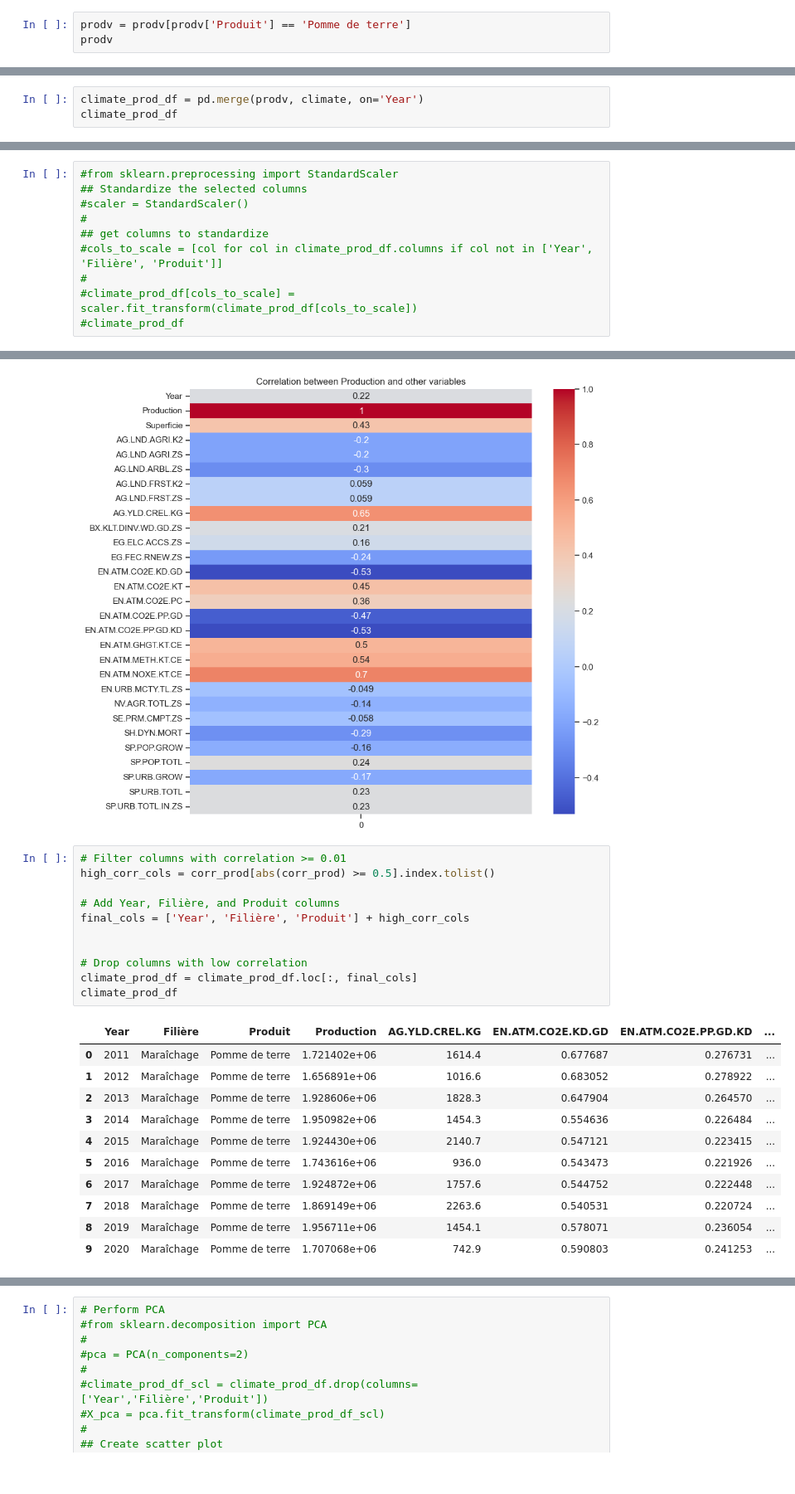
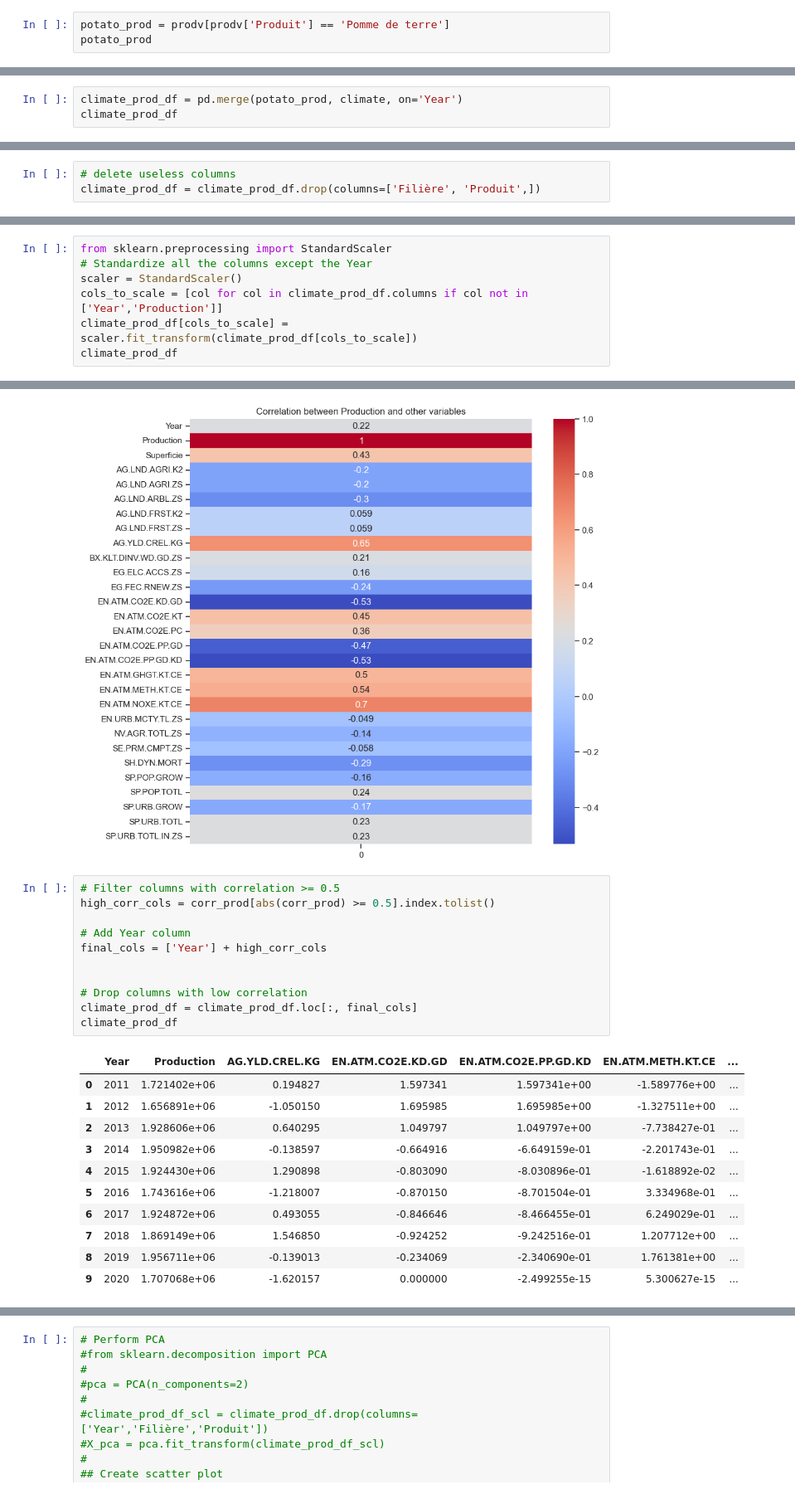
Before and after one commit to K-Oussama/Climate-Change-and-Crop-Production, a Jupyter notebook: Scripts/2.Data analysis/data_analysis.ipynb, the cells around one changed output, grey strips where cells are left out. Shown at 83% size. Saved outputs shown, nothing was run; the diff lists cells and outputs as text.

```diff
--- a/Scripts/2.Data analysis/data_analysis.ipynb
+++ b/Scripts/2.Data analysis/data_analysis.ipynb
@@ -55,8 +72,8 @@ array(['Autres agrumes', 'Citron', 'Orange_Autres', 'Orange_Maroc late',
 #prodv = prodv[prodv['Filière'] == 'Céréales']
 #prodv
 # %%
-prodv = prodv[prodv['Produit'] == 'Pomme de terre']
-prodv
+potato_prod = prodv[prodv['Produit'] == 'Pomme de terre']
+potato_prod
 # %% [output]
 |  | Year | Filière | Produit | Production | Superficie |
 | 80 | 2011 | Maraîchage | Pomme de terre | 1.721402e+06 | 57846.220821 |
@@ -72,7 +89,7 @@ prodv
 # %%
 pd.set_option('display.max_columns', None)
 # %%
-climate_prod_df = pd.merge(prodv, climate, on='Year')
+climate_prod_df = pd.merge(potato_prod, climate, on='Year')
 climate_prod_df
 # %% [output]
 |  | Year | Filière | Produit | Production | Superficie | AG.LND.AGRI.K2 | AG.LND.AGRI.ZS | AG.LND.ARBL.ZS | ... |
@@ -86,6 +103,9 @@ climate_prod_df
 | 7 | 2018 | Maraîchage | Pomme de terre | 1.869149e+06 | 62033.000000 | 305258.072 | 68.397507 | 17.593931 | ... |
 | 8 | 2019 | Maraîchage | Pomme de terre | 1.956711e+06 | 62462.500000 | 296119.070 | 66.349780 | 15.458131 | ... |
 | 9 | 2020 | Maraîchage | Pomme de terre | 1.707068e+06 | 57533.500000 | 303820.000 | 68.075286 | 17.138696 | ... |
+# %%
+# delete useless columns
+climate_prod_df = climate_prod_df.drop(columns=['Filière', 'Produit',])
 # %% [markdown]
 # data analysis
 # %%
@@ -129,10 +149,7 @@ memory usage: 2.5+ KB
 # %%
-#from sklearn.preprocessing import StandardScaler
-## Standardize the selected columns
-#scaler = StandardScaler()
-#
-## get columns to standardize
-#cols_to_scale = [col for col in climate_prod_df.columns if col not in ['Year', 'Filière', 'Produit']]
-#
-#climate_prod_df[cols_to_scale] = scaler.fit_transform(climate_prod_df[cols_to_scale])
-#climate_prod_df
+from sklearn.preprocessing import StandardScaler
+# Standardize all the columns except the Year
+scaler = StandardScaler()
+cols_to_scale = [col for col in climate_prod_df.columns if col not in ['Year','Production']]
+climate_prod_df[cols_to_scale] = scaler.fit_transform(climate_prod_df[cols_to_scale])
+climate_prod_df
@@ -148,28 +177,28 @@ ax.set_title('Correlation between Production and other variables')
 Text(0.5, 1.0, 'Correlation between Production and other variables')
 [figure]
 # %%
-# Filter columns with correlation >= 0.01
+# Filter columns with correlation >= 0.5
 high_corr_cols = corr_prod[abs(corr_prod) >= 0.5].index.tolist()
 
-# Add Year, Filière, and Produit columns
-final_cols = ['Year', 'Filière', 'Produit'] + high_corr_cols
+# Add Year column
+final_cols = ['Year'] + high_corr_cols
 
 
 # Drop columns with low correlation
 climate_prod_df = climate_prod_df.loc[:, final_cols]
 climate_prod_df
 # %% [output]
-|  | Year | Filière | Produit | Production | AG.YLD.CREL.KG | EN.ATM.CO2E.KD.GD | EN.ATM.CO2E.PP.GD.KD | ... |
-| 0 | 2011 | Maraîchage | Pomme de terre | 1.721402e+06 | 1614.4 | 0.677687 | 0.276731 | ... |
-| 1 | 2012 | Maraîchage | Pomme de terre | 1.656891e+06 | 1016.6 | 0.683052 | 0.278922 | ... |
-| 2 | 2013 | Maraîchage | Pomme de terre | 1.928606e+06 | 1828.3 | 0.647904 | 0.264570 | ... |
-| 3 | 2014 | Maraîchage | Pomme de terre | 1.950982e+06 | 1454.3 | 0.554636 | 0.226484 | ... |
-| 4 | 2015 | Maraîchage | Pomme de terre | 1.924430e+06 | 2140.7 | 0.547121 | 0.223415 | ... |
-| 5 | 2016 | Maraîchage | Pomme de terre | 1.743616e+06 | 936.0 | 0.543473 | 0.221926 | ... |
-| 6 | 2017 | Maraîchage | Pomme de terre | 1.924872e+06 | 1757.6 | 0.544752 | 0.222448 | ... |
-| 7 | 2018 | Maraîchage | Pomme de terre | 1.869149e+06 | 2263.6 | 0.540531 | 0.220724 | ... |
-| 8 | 2019 | Maraîchage | Pomme de terre | 1.956711e+06 | 1454.1 | 0.578071 | 0.236054 | ... |
-| 9 | 2020 | Maraîchage | Pomme de terre | 1.707068e+06 | 742.9 | 0.590803 | 0.241253 | ... |
+|  | Year | Production | AG.YLD.CREL.KG | EN.ATM.CO2E.KD.GD | EN.ATM.CO2E.PP.GD.KD | EN.ATM.METH.KT.CE | ... |
+| 0 | 2011 | 1.721402e+06 | 0.194827 | 1.597341 | 1.597341e+00 | -1.589776e+00 | ... |
+| 1 | 2012 | 1.656891e+06 | -1.050150 | 1.695985 | 1.695985e+00 | -1.327511e+00 | ... |
+| 2 | 2013 | 1.928606e+06 | 0.640295 | 1.049797 | 1.049797e+00 | -7.738427e-01 | ... |
+| 3 | 2014 | 1.950982e+06 | -0.138597 | -0.664916 | -6.649159e-01 | -2.201743e-01 | ... |
+| 4 | 2015 | 1.924430e+06 | 1.290898 | -0.803090 | -8.030896e-01 | -1.618892e-02 | ... |
+| 5 | 2016 | 1.743616e+06 | -1.218007 | -0.870150 | -8.701504e-01 | 3.334968e-01 | ... |
+| 6 | 2017 | 1.924872e+06 | 0.493055 | -0.846646 | -8.466455e-01 | 6.249029e-01 | ... |
+| 7 | 2018 | 1.869149e+06 | 1.546850 | -0.924252 | -9.242516e-01 | 1.207712e+00 | ... |
+| 8 | 2019 | 1.956711e+06 | -0.139013 | -0.234069 | -2.340690e-01 | 1.761381e+00 | ... |
+| 9 | 2020 | 1.707068e+06 | -1.620157 | 0.000000 | -2.499255e-15 | 5.300627e-15 | ... |
 # %%
 corr_prod = climate_prod_df.corrwith(climate_prod_df[('Production')])
 
```
Also changed, not shown: parts of 13 cells of this notebook.
